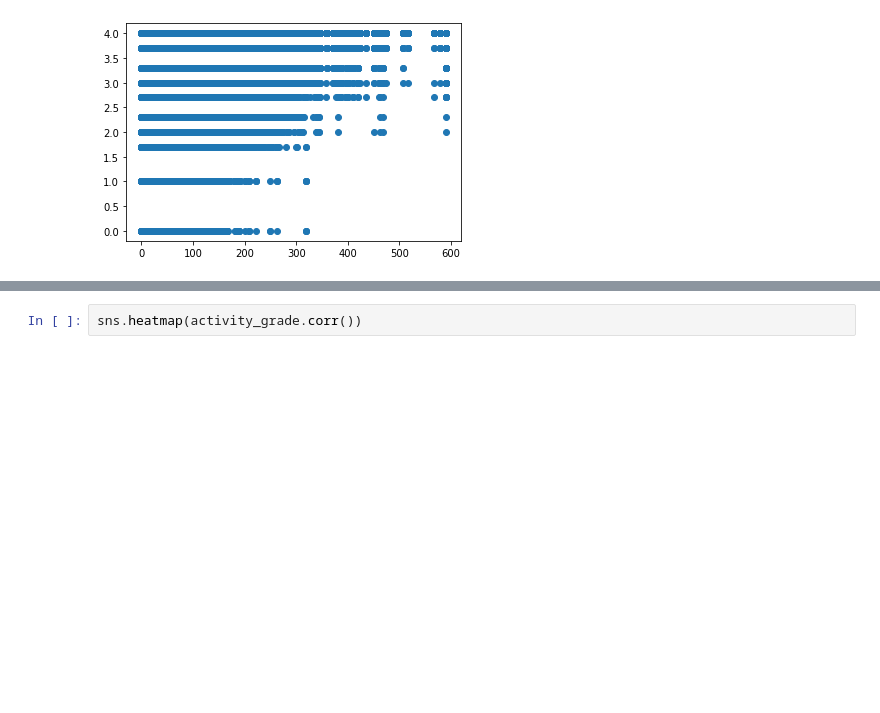
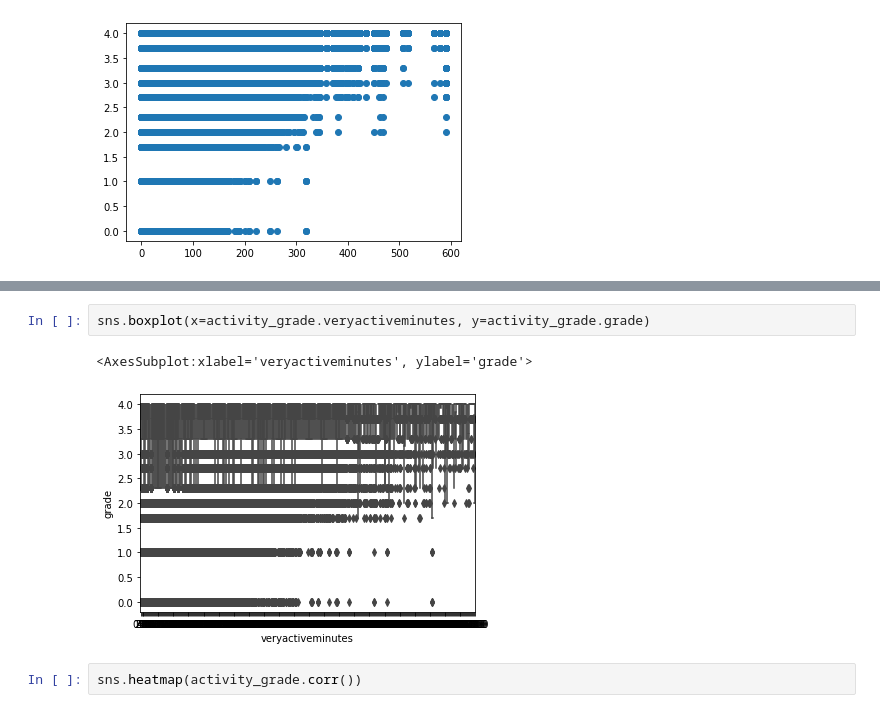
Before and after one commit to EAltunoglu/cmpe492, a Jupyter notebook: activity_grade.ipynb, the cells around one changed output, grey strips where cells are left out. Drawn from its saved outputs; the diff is of its cells as text; blank space fills up the shorter version.

```diff
--- a/activity_grade.ipynb
+++ b/activity_grade.ipynb
@@ -56,3 +71,8 @@ plt.scatter(x, y)
+# %%
+sns.boxplot(x=activity_grade.veryactiveminutes, y=activity_grade.grade)
+# %% [output]
+<AxesSubplot:xlabel='veryactiveminutes', ylabel='grade'>
+[figure, added]
 # %%
 sns.heatmap(activity_grade.corr())
 # %% [output]
```
Also changed, not shown: parts of 6 cells of this notebook, 7 other files.
